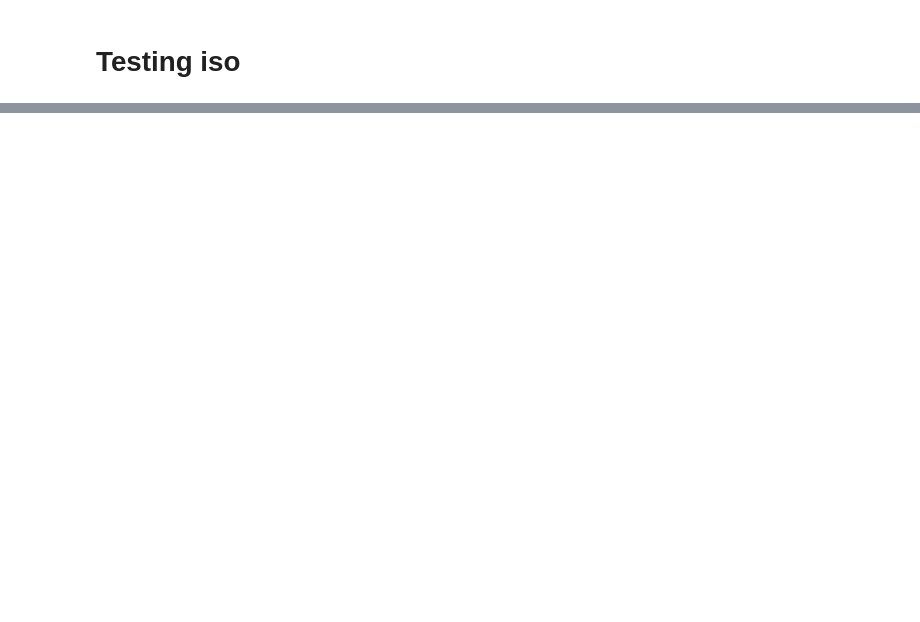
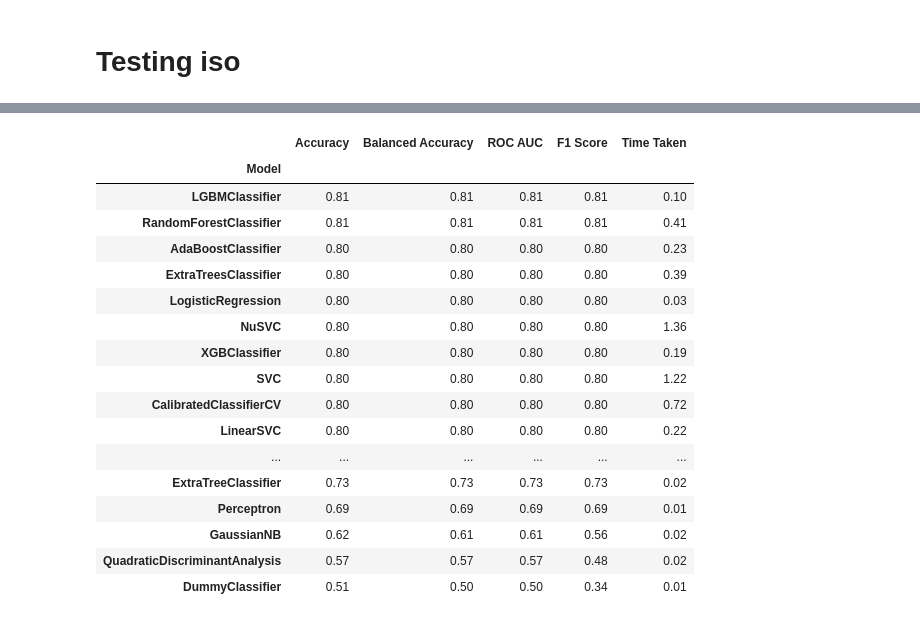
Before and after one commit to alextabac/kaggles_space_titanic, a Jupyter notebook: model_n_train.ipynb, the cells around one changed output, grey strips where cells are left out. Cells and saved outputs as stored; diff of their text form; code cells hidden in the pictures; blank space fills up the shorter version.

```diff
--- a/model_n_train.ipynb
+++ b/model_n_train.ipynb
@@ -831,0 +651,21 @@ dtale.show(ddff)
+# %%
+models2
+# %% [output]
+|  | Accuracy | Balanced Accuracy | ROC AUC | F1 Score | Time Taken |
+| Model |  |  |  |  |  |
+| LGBMClassifier | 0.81 | 0.81 | 0.81 | 0.81 | 0.10 |
+| RandomForestClassifier | 0.81 | 0.81 | 0.81 | 0.81 | 0.41 |
+| AdaBoostClassifier | 0.80 | 0.80 | 0.80 | 0.80 | 0.23 |
+| ExtraTreesClassifier | 0.80 | 0.80 | 0.80 | 0.80 | 0.39 |
+| LogisticRegression | 0.80 | 0.80 | 0.80 | 0.80 | 0.03 |
+| NuSVC | 0.80 | 0.80 | 0.80 | 0.80 | 1.36 |
+| XGBClassifier | 0.80 | 0.80 | 0.80 | 0.80 | 0.19 |
+| SVC | 0.80 | 0.80 | 0.80 | 0.80 | 1.22 |
+| CalibratedClassifierCV | 0.80 | 0.80 | 0.80 | 0.80 | 0.72 |
+| LinearSVC | 0.80 | 0.80 | 0.80 | 0.80 | 0.22 |
+| ... | ... | ... | ... | ... | ... |
+| ExtraTreeClassifier | 0.73 | 0.73 | 0.73 | 0.73 | 0.02 |
+| Perceptron | 0.69 | 0.69 | 0.69 | 0.69 | 0.01 |
+| GaussianNB | 0.62 | 0.61 | 0.61 | 0.56 | 0.02 |
+| QuadraticDiscriminantAnalysis | 0.57 | 0.57 | 0.57 | 0.48 | 0.02 |
+| DummyClassifier | 0.51 | 0.50 | 0.50 | 0.34 | 0.01 |
```
Also changed, not shown: parts of 72 cells of this notebook.
